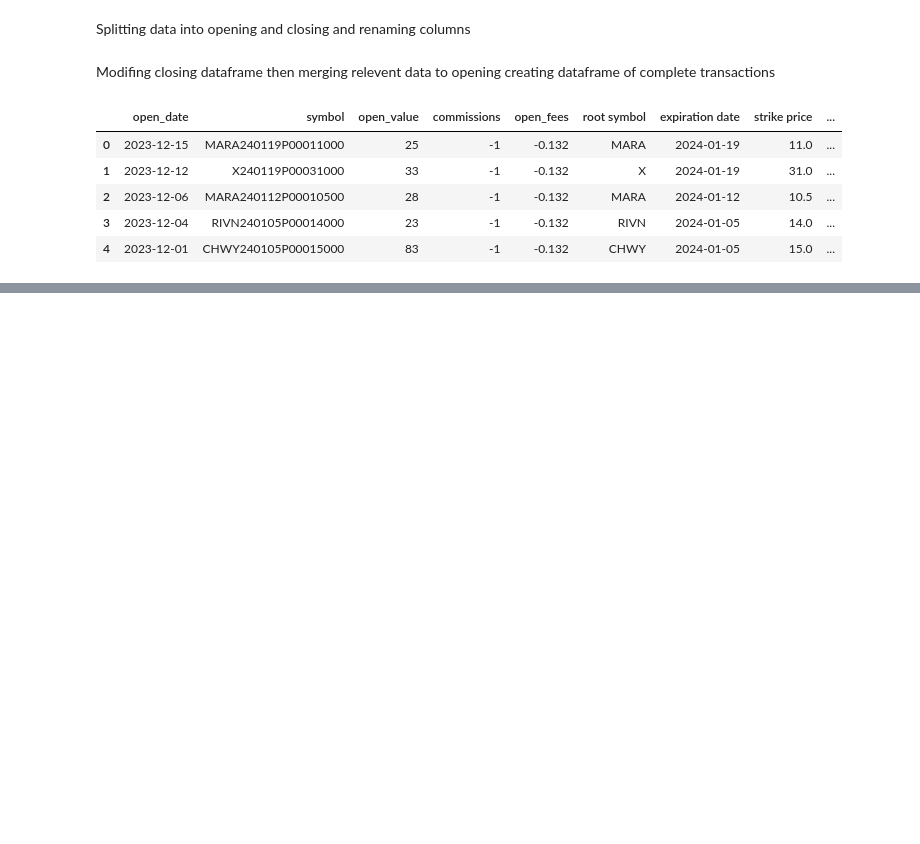
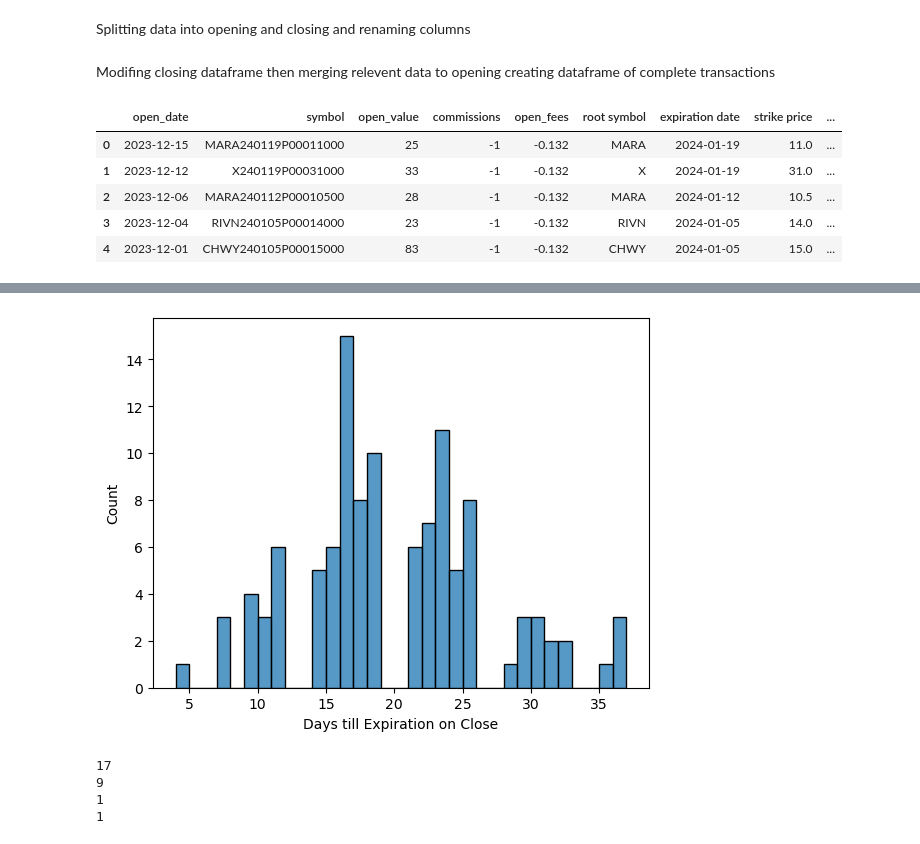
Before and after one commit to jeffreybrann91/personal_projects, a Jupyter notebook: trade_analysis_2023/tradeanalysis.ipynb, the cells around one changed output, grey strips where cells are left out. Saved outputs shown, nothing was run; the diff lists cells and outputs as text; code cells hidden in the pictures; blank space fills up the shorter version.

```diff
--- a/trade_analysis_2023/tradeanalysis.ipynb
+++ b/trade_analysis_2023/tradeanalysis.ipynb
@@ -90,0 +110,21 @@ Exporting data
+# %%
+sns.histplot(x = 'close_dte', data = df_clean, bins = 33)
+plt.xlabel('Days till Expiration on Close')
+plt.show()
+plt.close()
+
+held_too_long = (df_clean['close_dte'] < 14).sum()
+positive_too_long = ((df_clean['profit_net'] > 0) & (df_clean['close_dte'] < 14)).sum()
+print(held_too_long)
+print(positive_too_long)
+
+held_to_week = (df_clean['close_dte'] < 7).sum()
+positive_to_week = ((df_clean['profit_net'] > 0) & (df_clean['close_dte'] < 5)).sum()
+print(held_to_week)
+print(positive_to_week)
+# %% [output]
+[figure, added]
+17
+9
+1
+1
```
Also changed, not shown: parts of 11 cells of this notebook.
